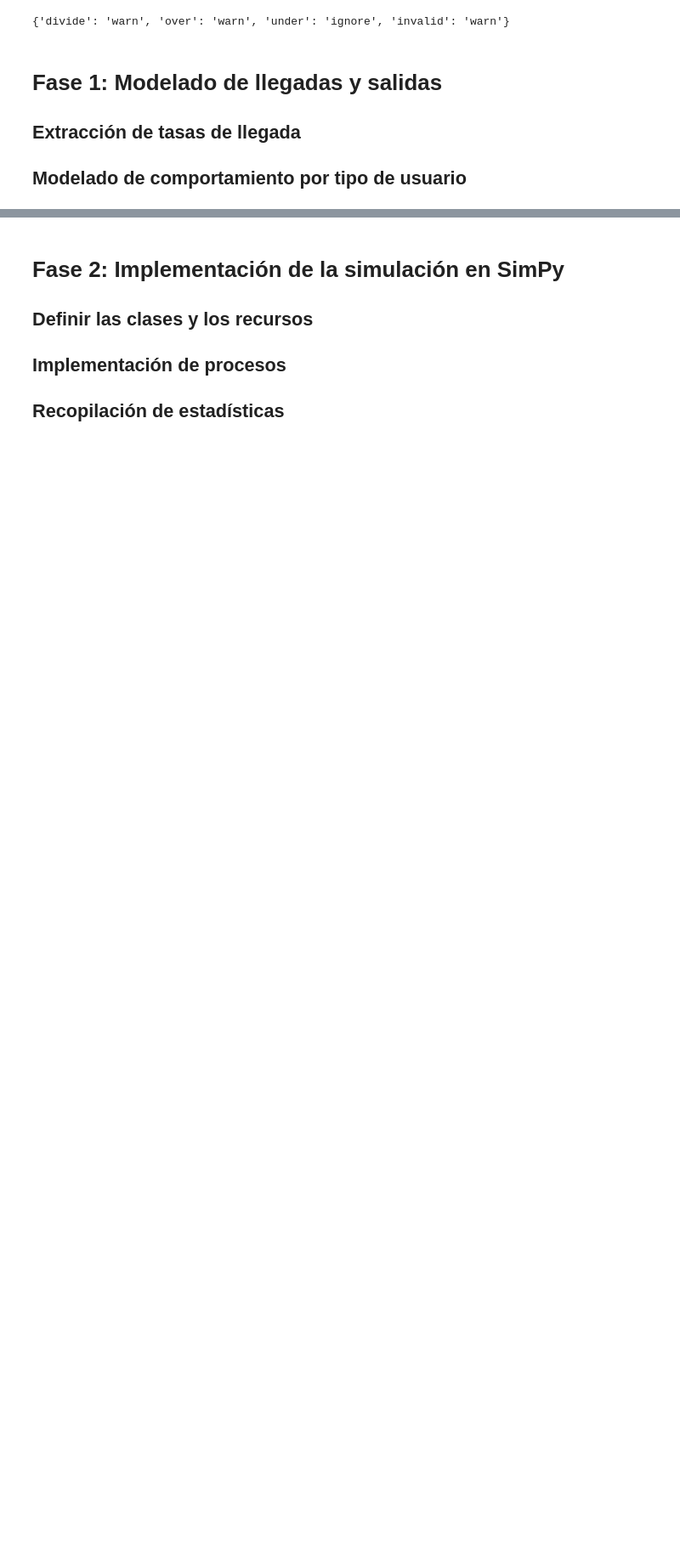
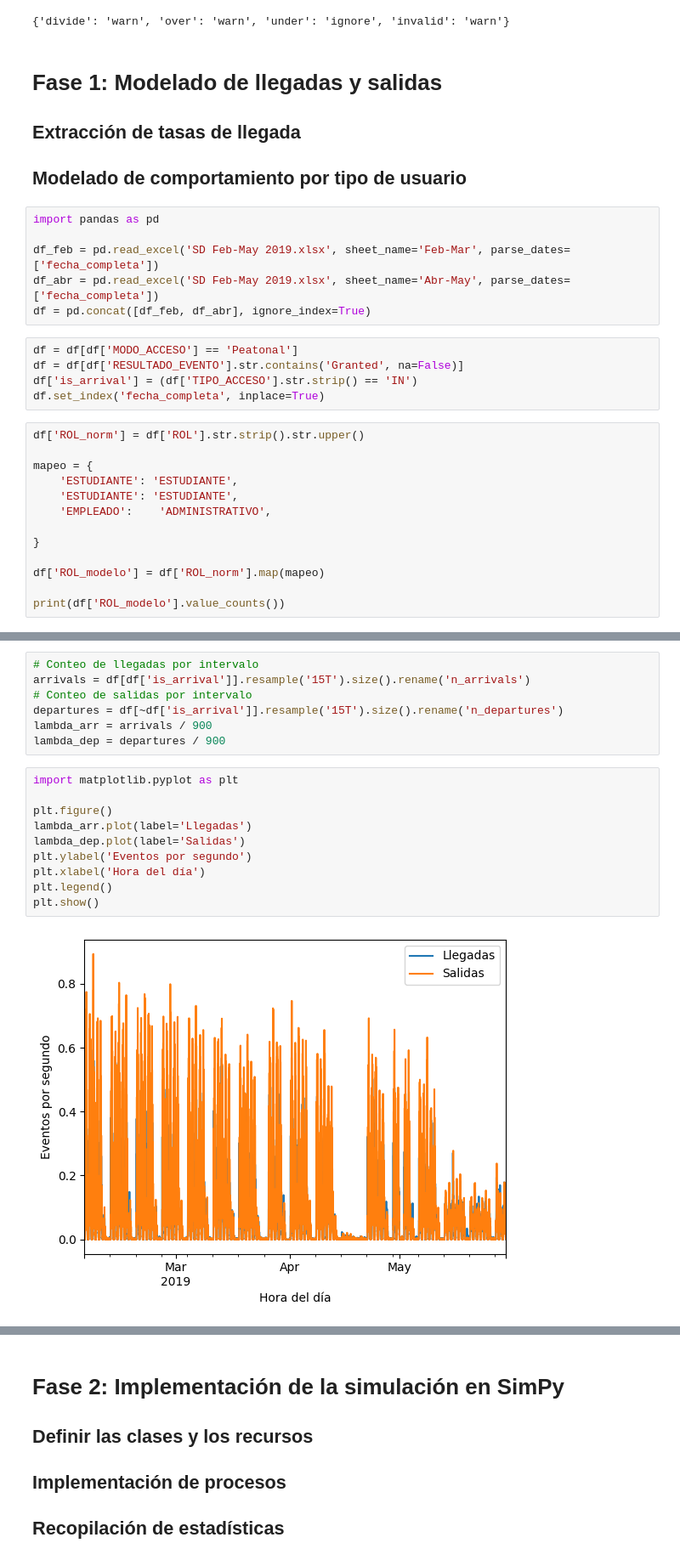
Before and after one commit to j4vierb/mos-labs, a Jupyter notebook: labs/lab7/entrega.ipynb, the cells around one changed output, grey strips where cells are left out. Shown at 85% size. Cells and saved outputs as stored; diff of their text form; blank space fills up the shorter version.

```diff
--- a/labs/lab7/entrega.ipynb
+++ b/labs/lab7/entrega.ipynb
@@ -25,3 +25,27 @@ np.seterr(divide='ignore')
 ## Extracción de tasas de llegada
 
 ## Modelado de comportamiento por tipo de usuario
+# %%
+import pandas as pd
+
+df_feb = pd.read_excel('SD Feb-May 2019.xlsx', sheet_name='Feb-Mar', parse_dates=['fecha_completa'])
+df_abr = pd.read_excel('SD Feb-May 2019.xlsx', sheet_name='Abr-May', parse_dates=['fecha_completa'])
+df = pd.concat([df_feb, df_abr], ignore_index=True)
+# %%
+df = df[df['MODO_ACCESO'] == 'Peatonal']
+df = df[df['RESULTADO_EVENTO'].str.contains('Granted', na=False)]
+df['is_arrival'] = (df['TIPO_ACCESO'].str.strip() == 'IN')
+df.set_index('fecha_completa', inplace=True)
+# %%
+df['ROL_norm'] = df['ROL'].str.strip().str.upper()
+
+mapeo = {
+    'ESTUDIANTE': 'ESTUDIANTE',
+    'ESTUDIANTE': 'ESTUDIANTE',
+    'EMPLEADO':    'ADMINISTRATIVO',
+
+}
+
+df['ROL_modelo'] = df['ROL_norm'].map(mapeo)
+
+print(df['ROL_modelo'].value_counts())
@@ -27,0 +57,19 @@ np.seterr(divide='ignore')
+# %%
+# Conteo de llegadas por intervalo
+arrivals = df[df['is_arrival']].resample('15T').size().rename('n_arrivals')
+# Conteo de salidas por intervalo
+departures = df[~df['is_arrival']].resample('15T').size().rename('n_departures')
+lambda_arr = arrivals / 900
+lambda_dep = departures / 900
+# %%
+import matplotlib.pyplot as plt
+
+plt.figure()
+lambda_arr.plot(label='Llegadas')
+lambda_dep.plot(label='Salidas')
+plt.ylabel('Eventos por segundo')
+plt.xlabel('Hora del día')
+plt.legend()
+plt.show()
+# %% [output]
+[figure, added]
```
Also changed, not shown: parts of 15 cells of this notebook.
